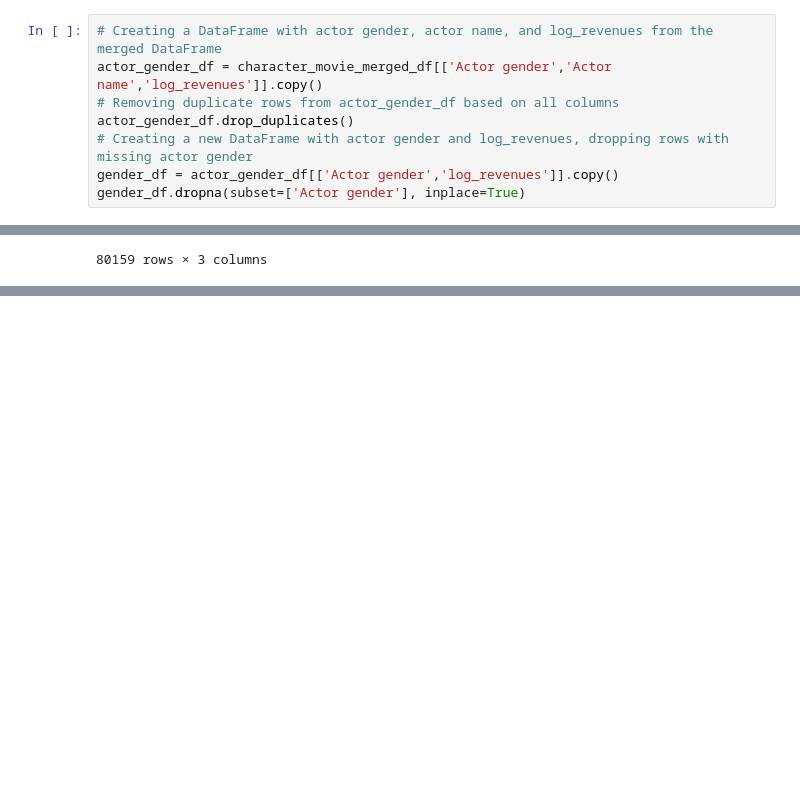
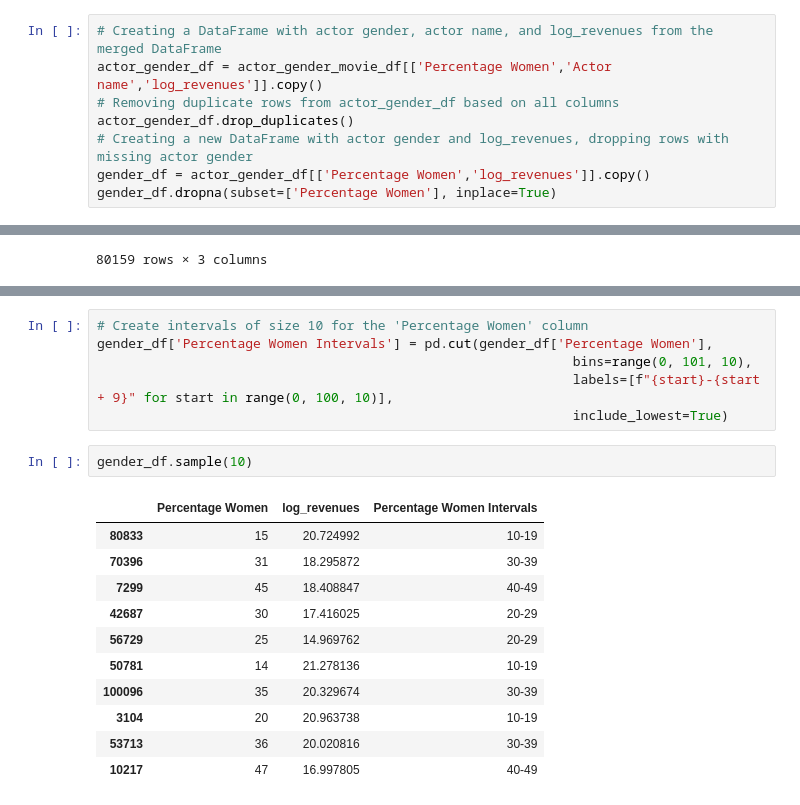
Before and after one commit to epfl-ada/ada-2023-project-adaflix, a Jupyter notebook: garik_notebook.ipynb, the cells around one changed output, grey strips where cells are left out. Cells and saved outputs as stored; diff of their text form; blank space fills up the shorter version.

```diff
--- a/garik_notebook.ipynb
+++ b/garik_notebook.ipynb
@@ -132,11 +161,11 @@ character_movie_merged_df = pd.merge(character_df.drop(['Movie release date'],ax
 # %%
 # Creating a DataFrame with actor gender, actor name, and log_revenues from the merged DataFrame
-actor_gender_df = character_movie_merged_df[['Actor gender','Actor name','log_revenues']].copy()
+actor_gender_df = actor_gender_movie_df[['Percentage Women','Actor name','log_revenues']].copy()
 # Removing duplicate rows from actor_gender_df based on all columns
 actor_gender_df.drop_duplicates()
 # Creating a new DataFrame with actor gender and log_revenues, dropping rows with missing actor gender
-gender_df = actor_gender_df[['Actor gender','log_revenues']].copy()
-gender_df.dropna(subset=['Actor gender'], inplace=True)
+gender_df = actor_gender_df[['Percentage Women','log_revenues']].copy()
+gender_df.dropna(subset=['Percentage Women'], inplace=True)
 # %%
 # Creating a DataFrame with actor name, actor age at movie release, and log_revenues from the merged DataFrame
 actor_df = character_movie_merged_df[['Actor name','Actor age at movie release','log_revenues']].copy()
@@ -157,0 +233,20 @@ actor_df.dropna()
+# %%
+# Create intervals of size 10 for the 'Percentage Women' column
+gender_df['Percentage Women Intervals'] = pd.cut(gender_df['Percentage Women'],
+                                                             bins=range(0, 101, 10),
+                                                             labels=[f"{start}-{start + 9}" for start in range(0, 100, 10)],
+                                                             include_lowest=True)
+# %%
+gender_df.sample(10)
+# %% [output]
+|  | Percentage Women | log_revenues | Percentage Women Intervals |
+| 80833 | 15 | 20.724992 | 10-19 |
+| 70396 | 31 | 18.295872 | 30-39 |
+| 7299 | 45 | 18.408847 | 40-49 |
+| 42687 | 30 | 17.416025 | 20-29 |
+| 56729 | 25 | 14.969762 | 20-29 |
+| 50781 | 14 | 21.278136 | 10-19 |
+| 100096 | 35 | 20.329674 | 30-39 |
+| 3104 | 20 | 20.963738 | 10-19 |
+| 53713 | 36 | 20.020816 | 30-39 |
+| 10217 | 47 | 16.997805 | 40-49 |
```
Also changed, not shown: parts of 10 cells of this notebook.
